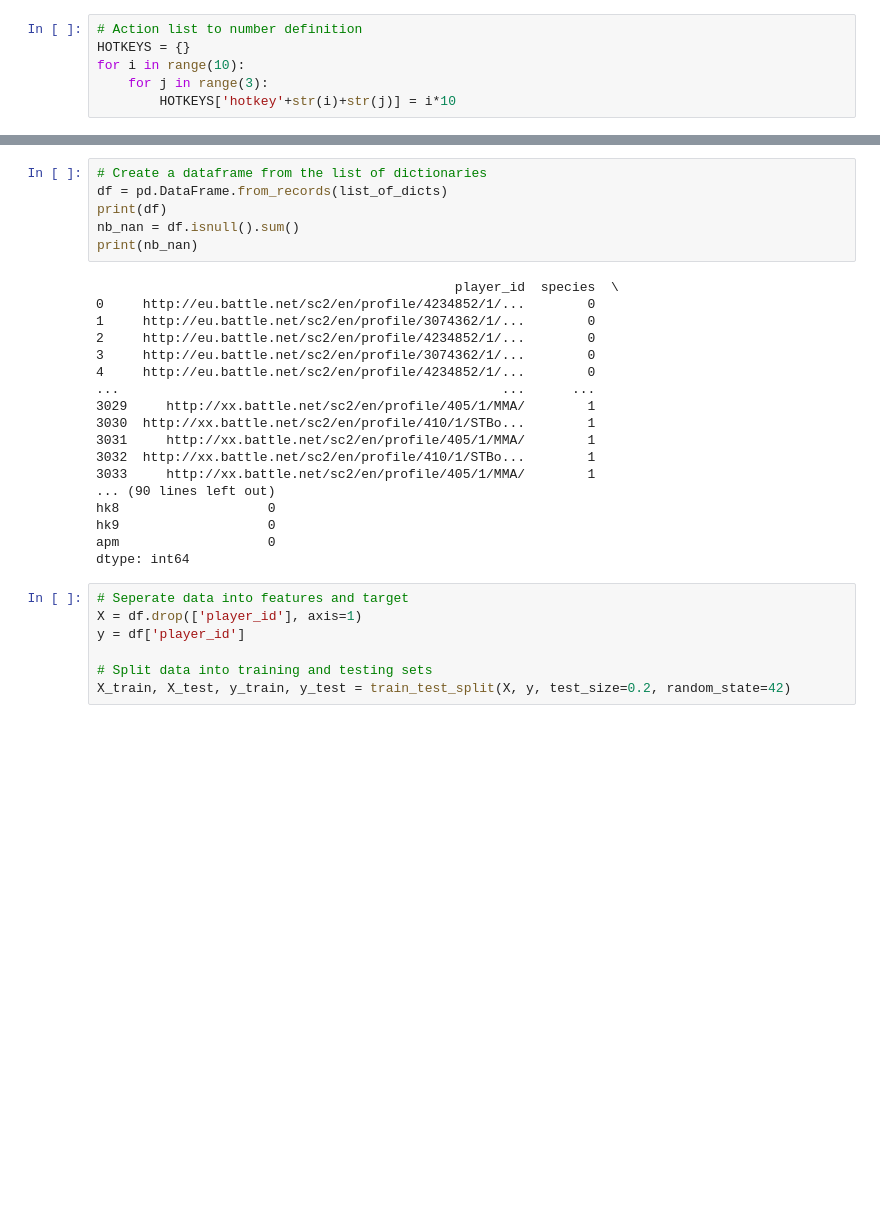
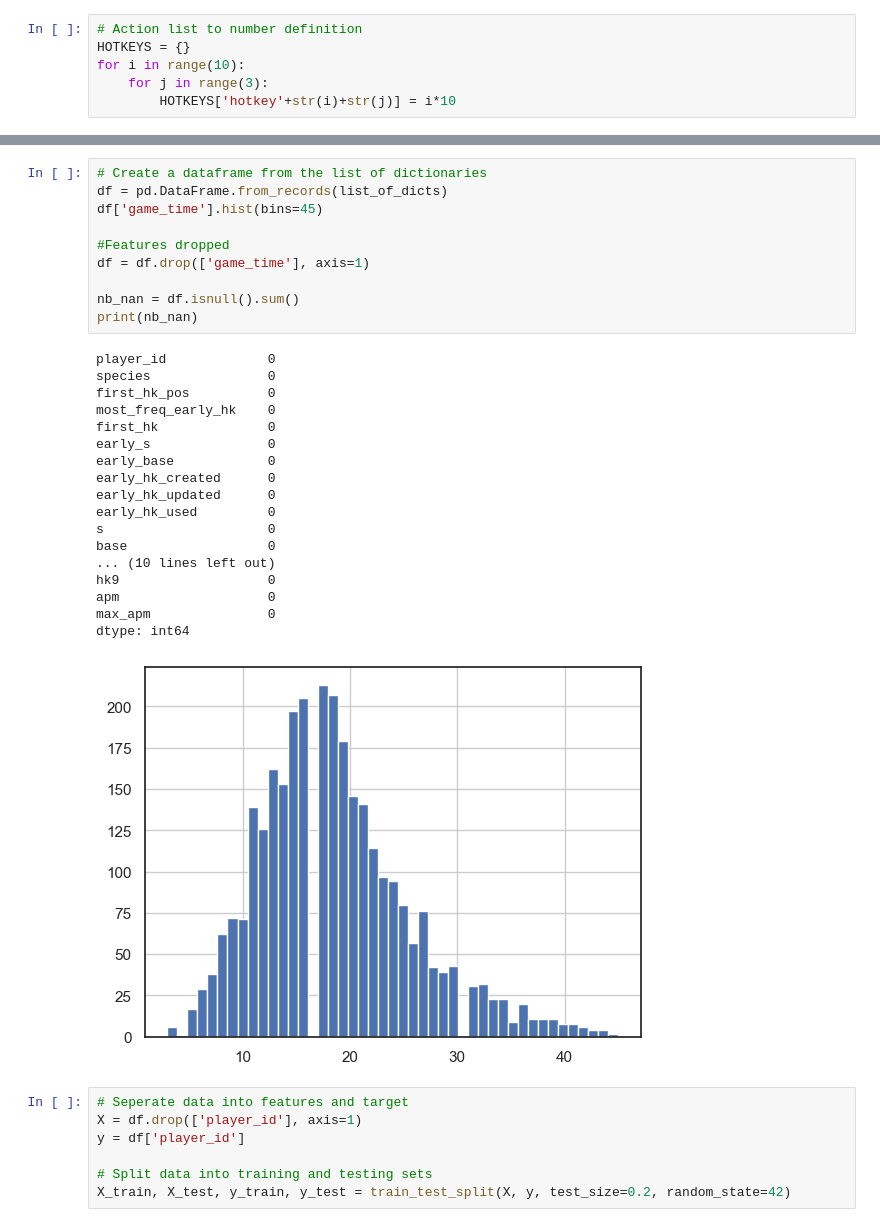
Before and after one commit to minhduc-phung/INStarCraft2-DM, a Jupyter notebook: main_notebook.ipynb, the cells around one changed output, grey strips where cells are left out. Drawn from its saved outputs; the diff is of its cells as text; blank space fills up the shorter version.

```diff
--- a/main_notebook.ipynb
+++ b/main_notebook.ipynb
@@ -135,27 +150,32 @@ for index, row in data_df.iterrows():
 # %%
 # Create a dataframe from the list of dictionaries
 df = pd.DataFrame.from_records(list_of_dicts)
-print(df)
+df['game_time'].hist(bins=45)
+
+#Features dropped
+df = df.drop(['game_time'], axis=1)
+
 nb_nan = df.isnull().sum()
 print(nb_nan)
 # %% [output]
-                                              player_id  species  \
-0     http://eu.battle.net/sc2/en/profile/4234852/1/...        0
-1     http://eu.battle.net/sc2/en/profile/3074362/1/...        0
-2     http://eu.battle.net/sc2/en/profile/4234852/1/...        0
-3     http://eu.battle.net/sc2/en/profile/3074362/1/...        0
-4     http://eu.battle.net/sc2/en/profile/4234852/1/...        0
-...                                                 ...      ...
-3029     http://xx.battle.net/sc2/en/profile/405/1/MMA/        1
-3030  http://xx.battle.net/sc2/en/profile/410/1/STBo...        1
-3031     http://xx.battle.net/sc2/en/profile/405/1/MMA/        1
-3032  http://xx.battle.net/sc2/en/profile/410/1/STBo...        1
-3033     http://xx.battle.net/sc2/en/profile/405/1/MMA/        1
-... (90 lines left out)
-hk8                   0
+player_id             0
+species               0
+first_hk_pos          0
+most_freq_early_hk    0
+first_hk              0
+early_s               0
+early_base            0
+early_hk_created      0
+early_hk_updated      0
+early_hk_used         0
+s                     0
+base                  0
+... (10 lines left out)
 hk9                   0
 apm                   0
+max_apm               0
 dtype: int64
+[figure, added]
 # %%
 # Seperate data into features and target
 X = df.drop(['player_id'], axis=1)
```
Also changed, not shown: parts of 8 cells of this notebook, 1 other file.
